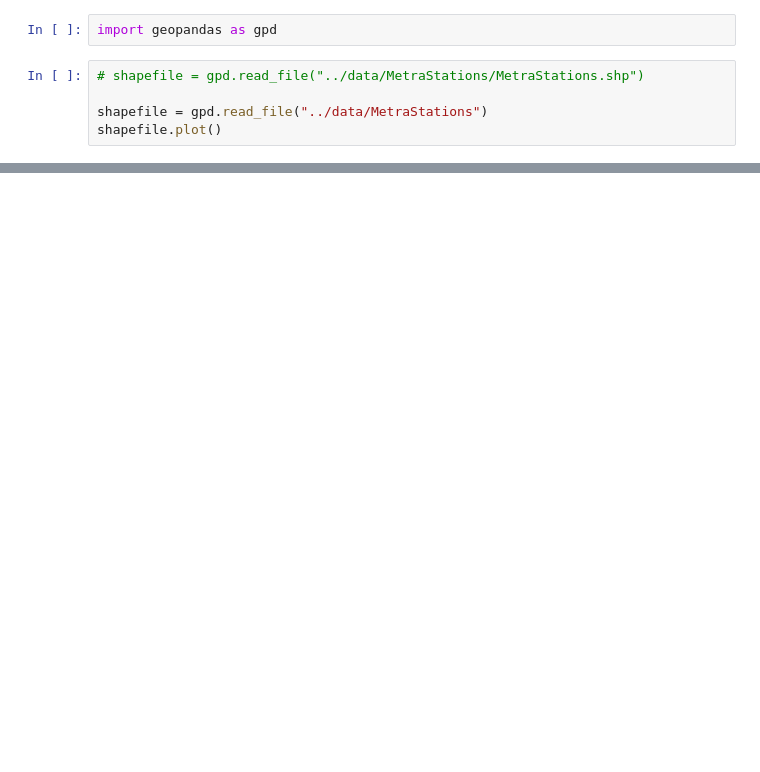
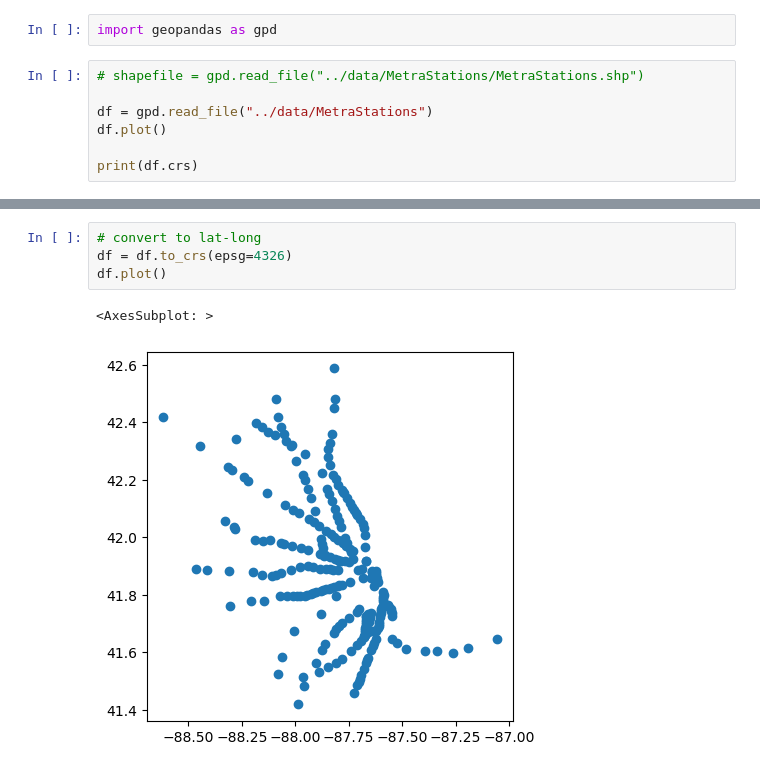
Before and after one commit to hahmed17/dsc202_final_project, a Jupyter notebook: vector_layer/read_metra.ipynb, the cells around one changed output, grey strips where cells are left out. Drawn from its saved outputs; the diff is of its cells as text; blank space fills up the shorter version.

```diff
--- a/vector_layer/read_metra.ipynb
+++ b/vector_layer/read_metra.ipynb
@@ -3,6 +3,8 @@ import geopandas as gpd
 # %%
 # shapefile = gpd.read_file("../data/MetraStations/MetraStations.shp")
 
-shapefile = gpd.read_file("../data/MetraStations")
-shapefile.plot()
+df = gpd.read_file("../data/MetraStations")
+df.plot()
+
+print(df.crs)
 # %% [output]
@@ -27,0 +13,7 @@ shapefile
+# %%
+# convert to lat-long
+df = df.to_crs(epsg=4326)
+df.plot()
+# %% [output]
+<AxesSubplot: >
+[figure, added]
```
Also changed, not shown: parts of 3 cells of this notebook.
